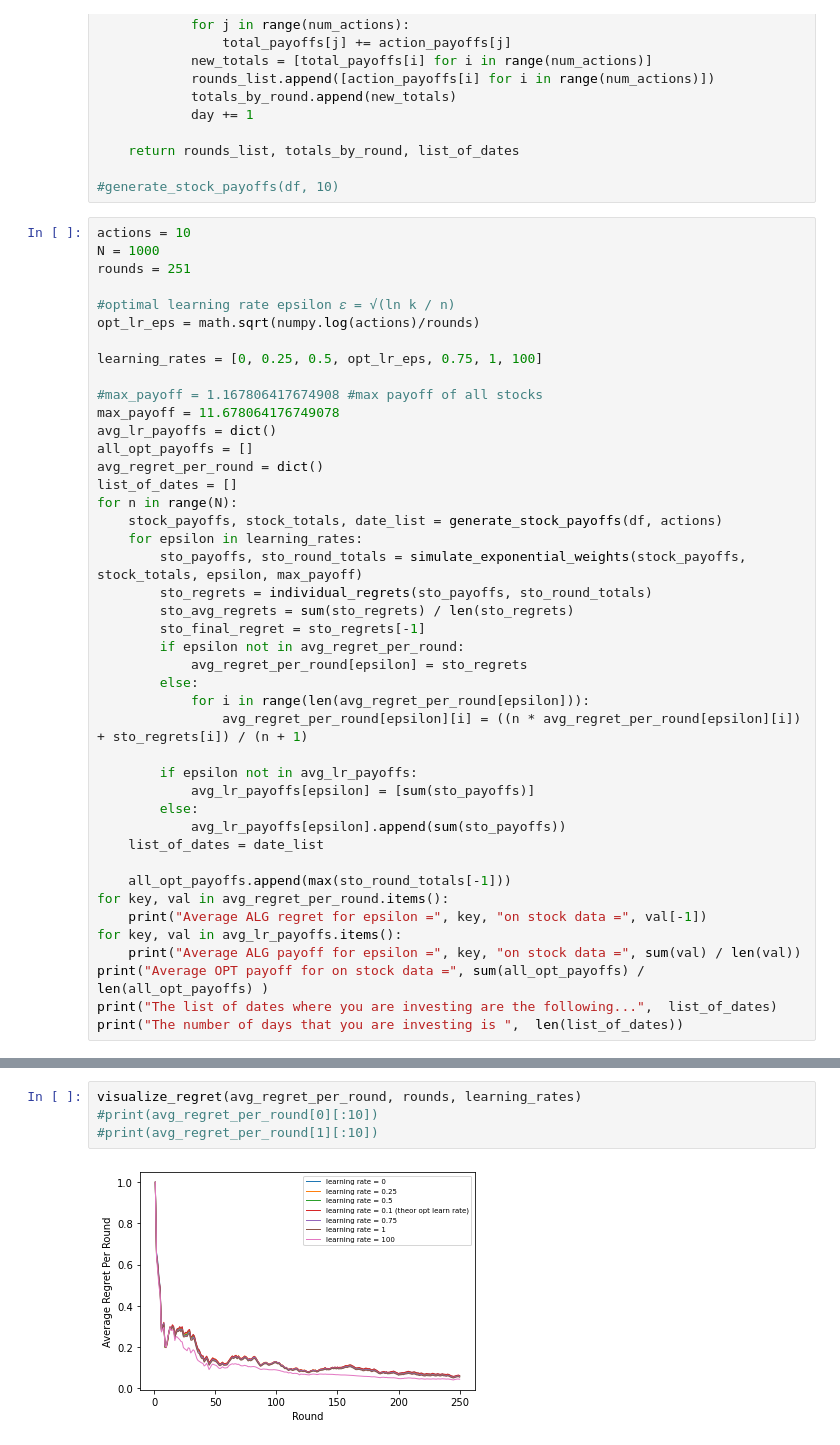
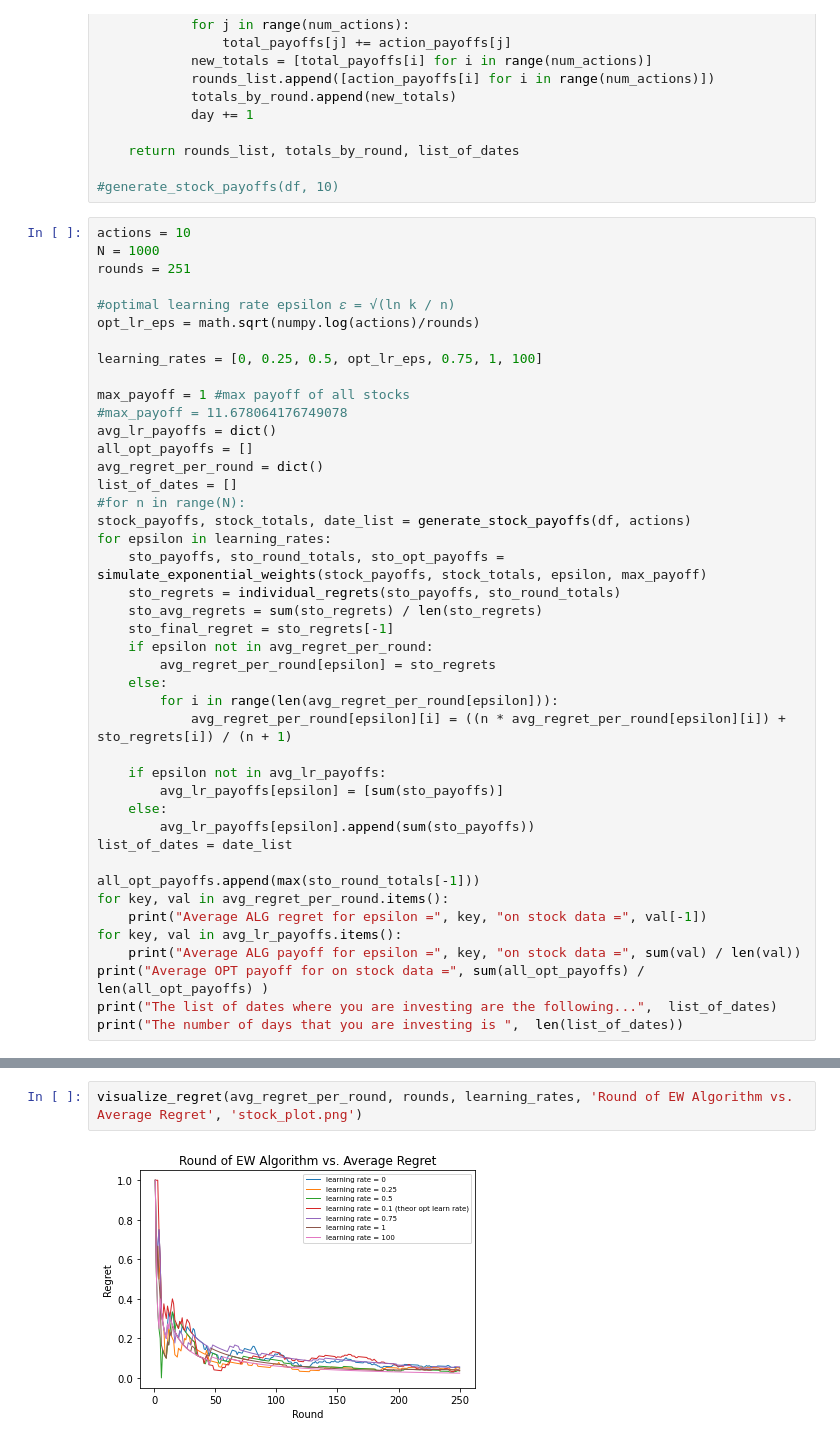
Before and after one commit to BrianGleason/online_markets_report_2, a Jupyter notebook: Part 1.ipynb, the cells around one changed output, grey strips where cells are left out. Drawn from its saved outputs; the diff is of its cells as text.

```diff
--- a/Part 1.ipynb
+++ b/Part 1.ipynb
@@ -562,32 +548,32 @@ opt_lr_eps = math.sqrt(numpy.log(actions)/rounds)
 
 learning_rates = [0, 0.25, 0.5, opt_lr_eps, 0.75, 1, 100]
 
-#max_payoff = 1.167806417674908 #max payoff of all stocks
-max_payoff = 11.678064176749078
+max_payoff = 1 #max payoff of all stocks
+#max_payoff = 11.678064176749078
 avg_lr_payoffs = dict()
 all_opt_payoffs = []
 avg_regret_per_round = dict()
 list_of_dates = []
-for n in range(N):
-    stock_payoffs, stock_totals, date_list = generate_stock_payoffs(df, actions)
-    for epsilon in learning_rates:
-        sto_payoffs, sto_round_totals = simulate_exponential_weights(stock_payoffs, stock_totals, epsilon, max_payoff)
-        sto_regrets = individual_regrets(sto_payoffs, sto_round_totals)
-        sto_avg_regrets = sum(sto_regrets) / len(sto_regrets)
-        sto_final_regret = sto_regrets[-1]
-        if epsilon not in avg_regret_per_round:
-            avg_regret_per_round[epsilon] = sto_regrets
-        else:
-            for i in range(len(avg_regret_per_round[epsilon])):
-                avg_regret_per_round[epsilon][i] = ((n * avg_regret_per_round[epsilon][i]) + sto_regrets[i]) / (n + 1)
+#for n in range(N):
+stock_payoffs, stock_totals, date_list = generate_stock_payoffs(df, actions)
+for epsilon in learning_rates:
+    sto_payoffs, sto_round_totals, sto_opt_payoffs = simulate_exponential_weights(stock_payoffs, stock_totals, epsilon, max_payoff)
+    sto_regrets = individual_regrets(sto_payoffs, sto_round_totals)
+    sto_avg_regrets = sum(sto_regrets) / len(sto_regrets)
+    sto_final_regret = sto_regrets[-1]
+    if epsilon not in avg_regret_per_round:
+        avg_regret_per_round[epsilon] = sto_regrets
+    else:
+        for i in range(len(avg_regret_per_round[epsilon])):
+            avg_regret_per_round[epsilon][i] = ((n * avg_regret_per_round[epsilon][i]) + sto_regrets[i]) / (n + 1)
 
-        if epsilon not in avg_lr_payoffs:
-            avg_lr_payoffs[epsilon] = [sum(sto_payoffs)]
-        else:
-            avg_lr_payoffs[epsilon].append(sum(sto_payoffs))
-    list_of_dates = date_list
+    if epsilon not in avg_lr_payoffs:
+        avg_lr_payoffs[epsilon] = [sum(sto_payoffs)]
+    else:
+        avg_lr_payoffs[epsilon].append(sum(sto_payoffs))
+list_of_dates = date_list
 
-    all_opt_payoffs.append(max(sto_round_totals[-1]))
+all_opt_payoffs.append(max(sto_round_totals[-1]))
 for key, val in avg_regret_per_round.items():
     print("Average ALG regret for epsilon =", key, "on stock data =", val[-1])
 for key, val in avg_lr_payoffs.items():
@@ -614,8 +600,6 @@ Average OPT payoff for on stock data = 149.0
 The list of dates where you are investing are the following... ['2017-01-03', '2017-01-04', '2017-01-05', '2017-01-06', '2017-01-09', '2017-01-10', '2017-01-11', '2017-01-12', '2017-01-13', '2017-01-1 ...
 The number of days that you are investing is  251
 # %%
-visualize_regret(avg_regret_per_round, rounds, learning_rates)
-#print(avg_regret_per_round[0][:10])
-#print(avg_regret_per_round[1][:10])
+visualize_regret(avg_regret_per_round, rounds, learning_rates, 'Round of EW Algorithm vs. Average Regret', 'stock_plot.png')
 # %% [output]
-[figure, old version]
+[figure, new version]
```
Also changed, not shown: parts of 13 cells of this notebook, 8 other files.
